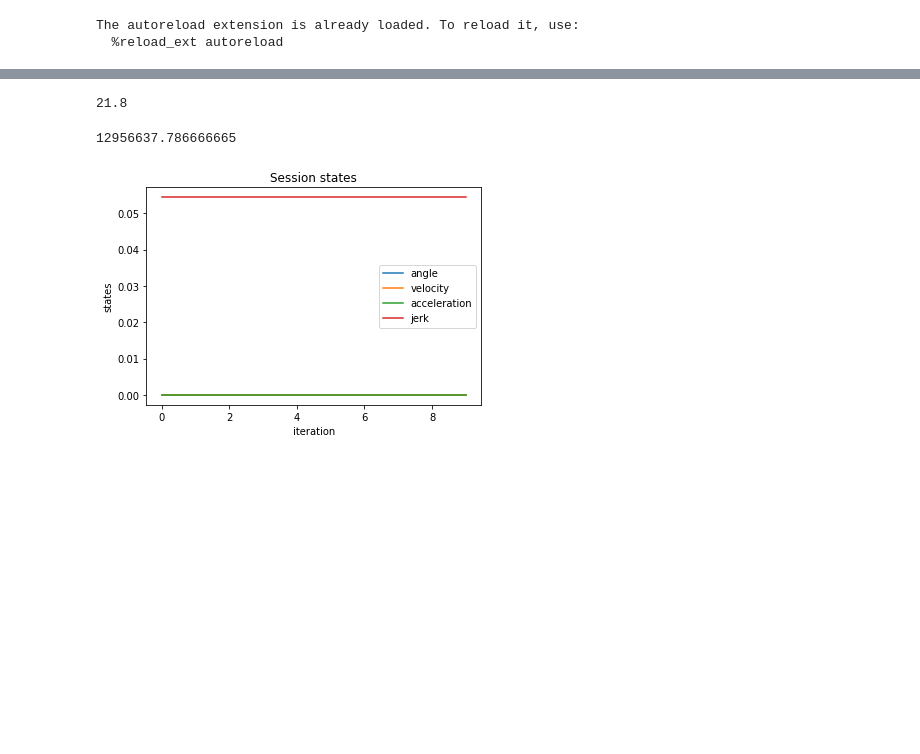
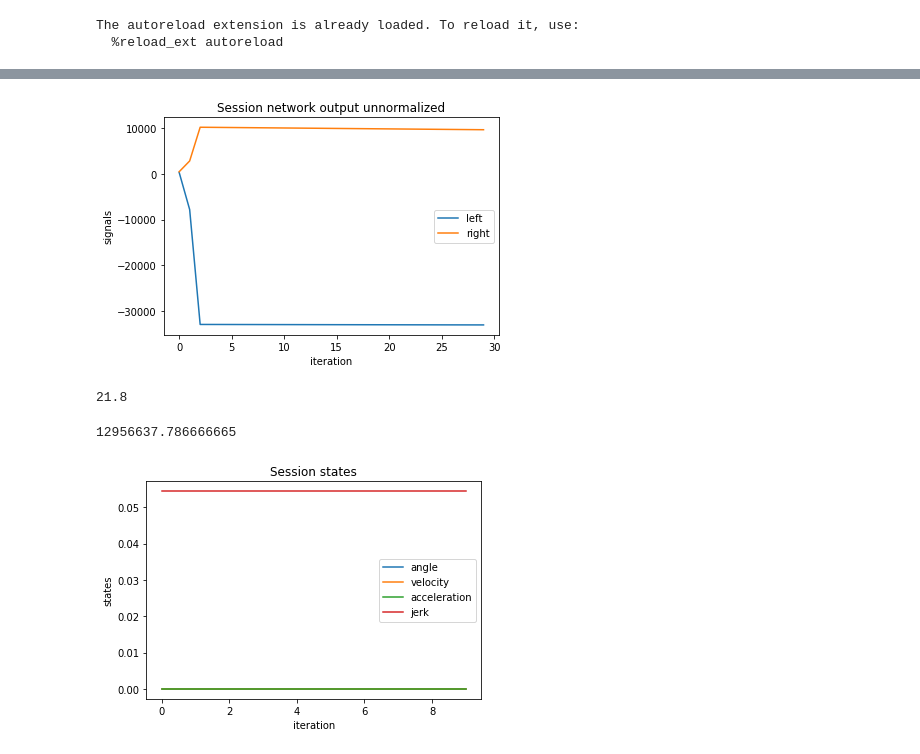
Before and after one commit to limon8884/copter, a Jupyter notebook: note_for_tests.ipynb, the cells around one changed output, grey strips where cells are left out. Saved outputs shown, nothing was run; the diff lists cells and outputs as text; code cells hidden in the pictures; blank space fills up the shorter version.

```diff
--- a/note_for_tests.ipynb
+++ b/note_for_tests.ipynb
@@ -58,3 +42,7 @@ s.action_history
+# %%
+s.plot_signals()
+# %% [output]
+[figure, added]
 # %%
 from utils import compute_total_J
 compute_total_J(False)
```
Also changed, not shown: parts of 10 cells of this notebook, 5 other files.
